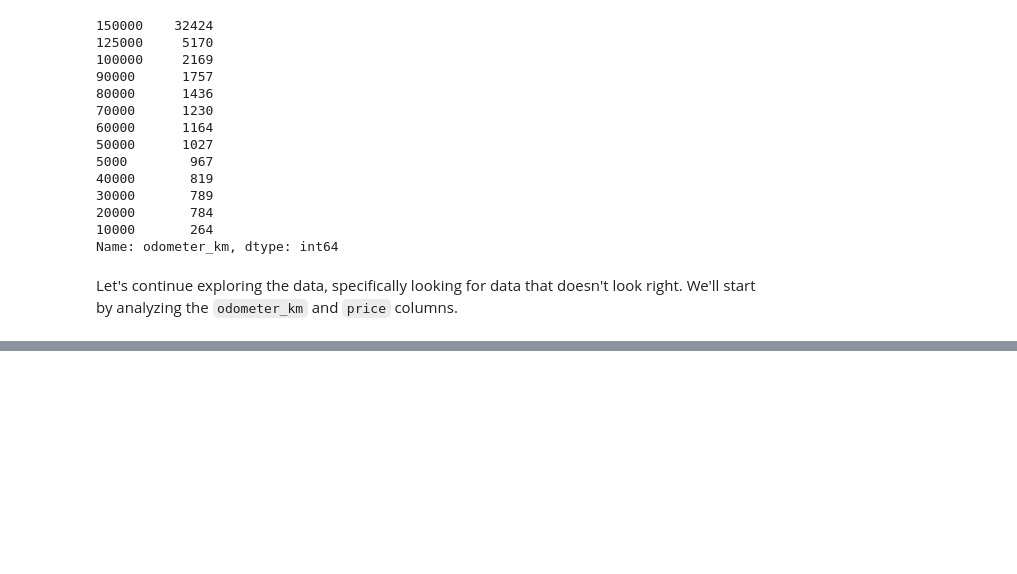
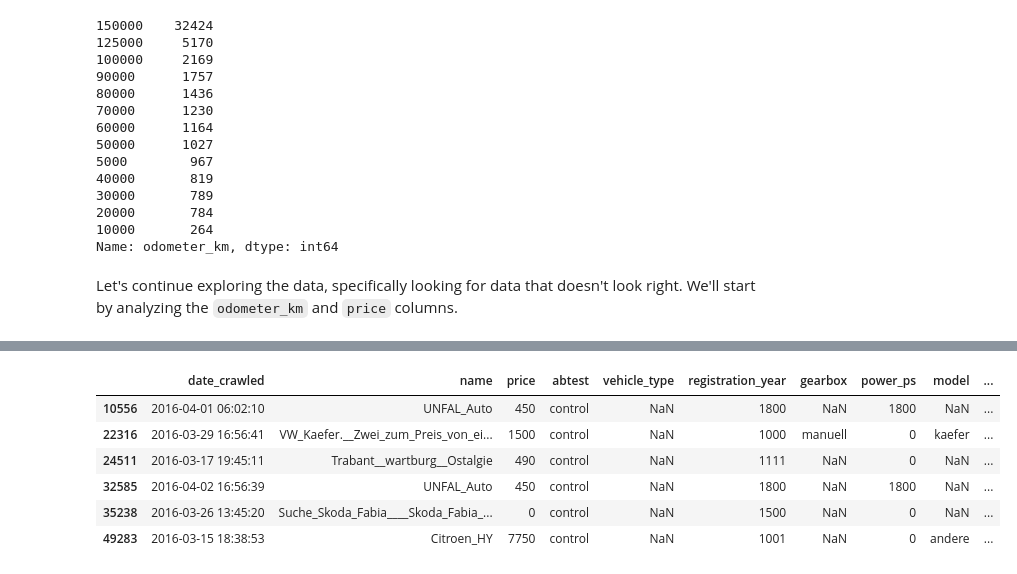
Before and after one commit to capncrockett/Dataquest, a Jupyter notebook: eBay Car Sales/ebay_car_sales.ipynb, the cells around one changed output, grey strips where cells are left out. Saved outputs shown, nothing was run; the diff lists cells and outputs as text; code cells hidden in the pictures; blank space fills up the shorter version.

```diff
--- a/eBay Car Sales/ebay_car_sales.ipynb
+++ b/eBay Car Sales/ebay_car_sales.ipynb
@@ -237,0 +253,15 @@ Name: odometer_km, dtype: int64
+# %%
+reg_year = autos["registration_year"]
+
+pre_1900 = autos[reg_year < 1900]
+# pre_1900.describe(include='all')
+
+pre_1900
+# %% [output]
+|  | date_crawled | name | price | abtest | vehicle_type | registration_year | gearbox | power_ps | model | ... |
+| 10556 | 2016-04-01 06:02:10 | UNFAL_Auto | 450 | control | NaN | 1800 | NaN | 1800 | NaN | ... |
+| 22316 | 2016-03-29 16:56:41 | VW_Kaefer.__Zwei_zum_Preis_von_ei... | 1500 | control | NaN | 1000 | manuell | 0 | kaefer | ... |
+| 24511 | 2016-03-17 19:45:11 | Trabant__wartburg__Ostalgie | 490 | control | NaN | 1111 | NaN | 0 | NaN | ... |
+| 32585 | 2016-04-02 16:56:39 | UNFAL_Auto | 450 | control | NaN | 1800 | NaN | 1800 | NaN | ... |
+| 35238 | 2016-03-26 13:45:20 | Suche_Skoda_Fabia____Skoda_Fabia_... | 0 | control | NaN | 1500 | NaN | 0 | NaN | ... |
+| 49283 | 2016-03-15 18:38:53 | Citroen_HY | 7750 | control | NaN | 1001 | NaN | 0 | andere | ... |
```
Also changed, not shown: parts of 12 cells of this notebook.
